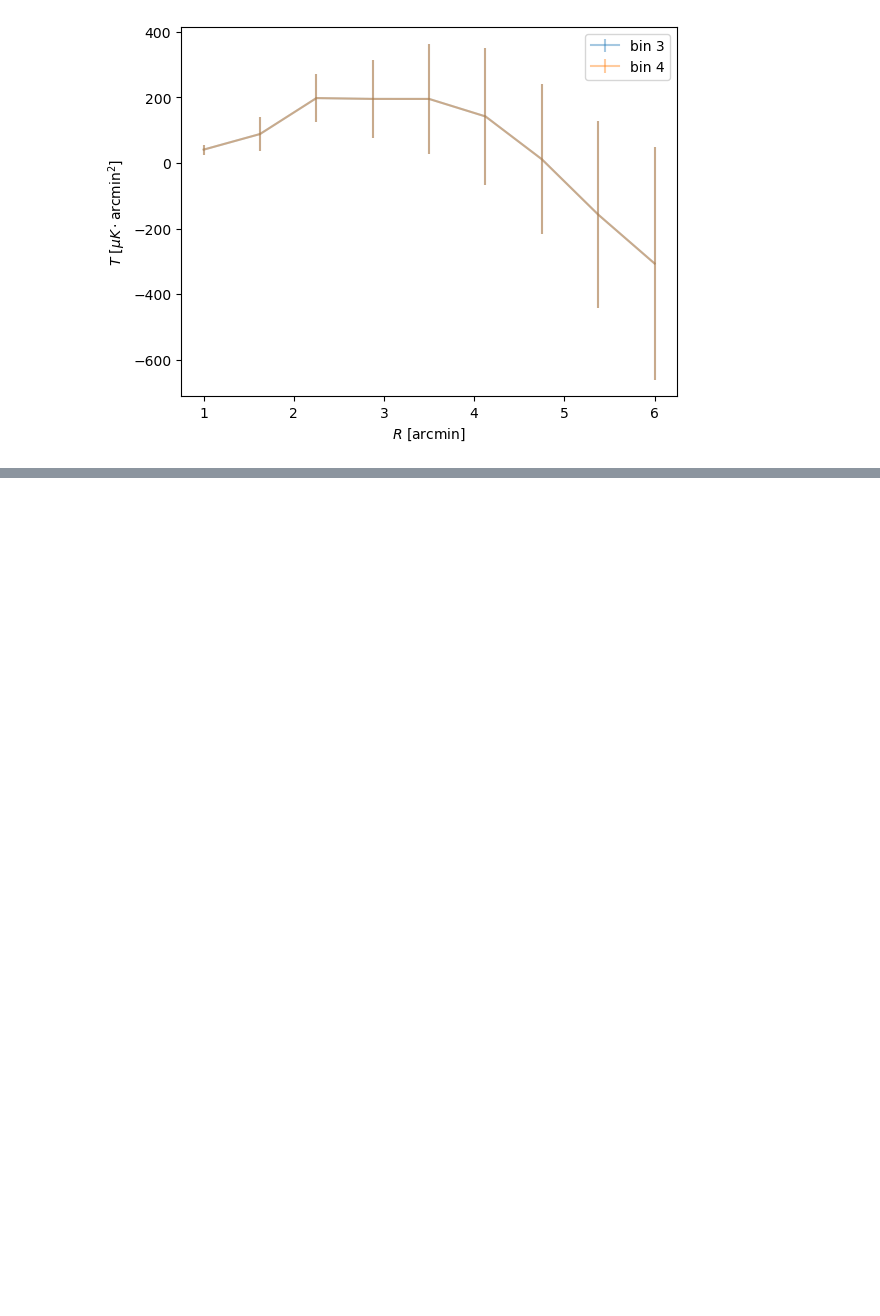
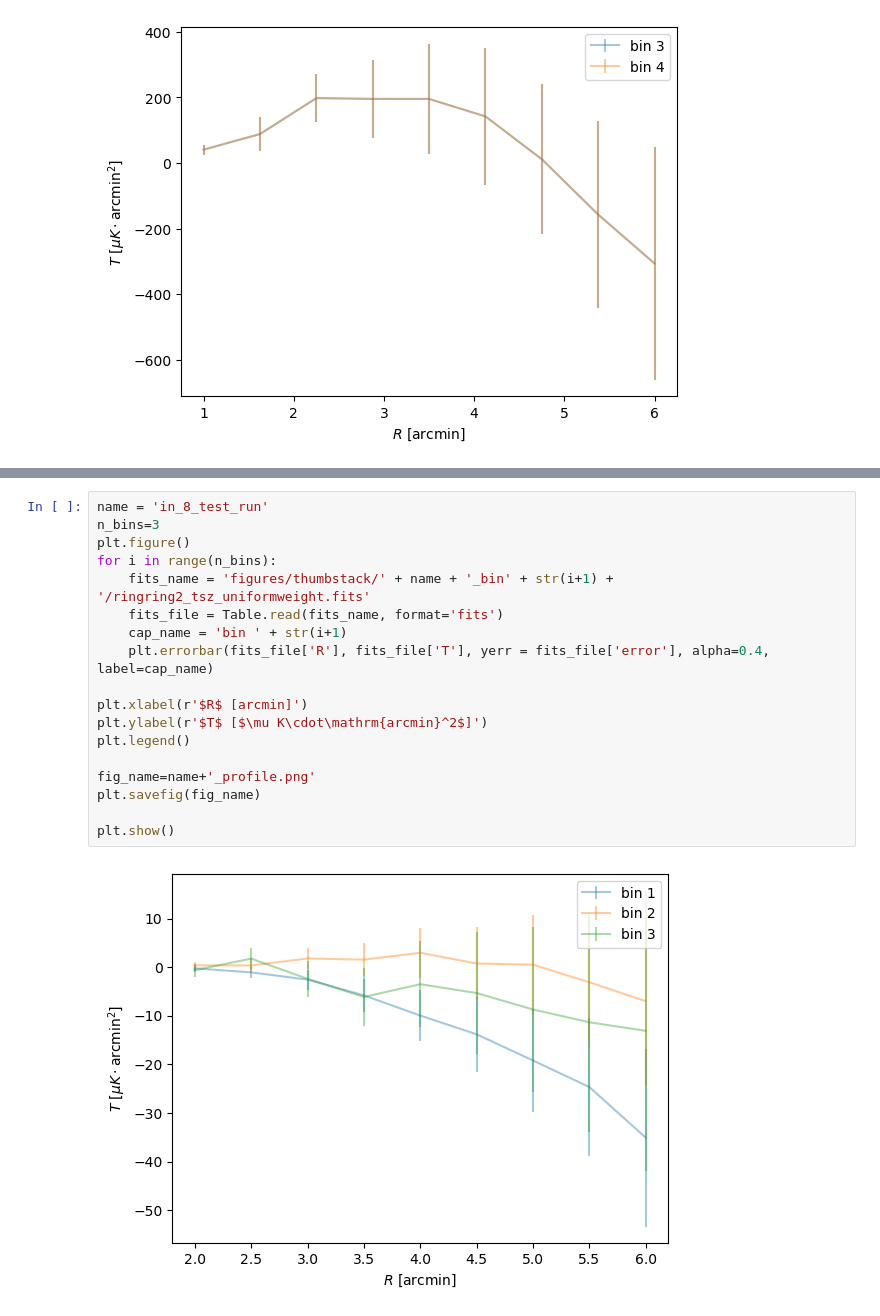
Before and after one commit to abbyschleigh/ThumbStack, a Jupyter notebook: jupyter_note/looping_func.ipynb, the cells around one changed output, grey strips where cells are left out. Cells and saved outputs as stored; diff of their text form; blank space fills up the shorter version.

Commit message:
test run with multi-bin profile plotting func success

```diff
--- a/jupyter_note/looping_func.ipynb
+++ b/jupyter_note/looping_func.ipynb
@@ -107,0 +183,20 @@ plt.show()
+# %%
+name = 'in_8_test_run'
+n_bins=3
+plt.figure()
+for i in range(n_bins):
+    fits_name = 'figures/thumbstack/' + name + '_bin' + str(i+1) + '/ringring2_tsz_uniformweight.fits'
+    fits_file = Table.read(fits_name, format='fits')
+    cap_name = 'bin ' + str(i+1)
+    plt.errorbar(fits_file['R'], fits_file['T'], yerr = fits_file['error'], alpha=0.4, label=cap_name)
+
+plt.xlabel(r'$R$ [arcmin]')
+plt.ylabel(r'$T$ [$\mu K\cdot\mathrm{arcmin}^2$]')
+plt.legend()
+
+fig_name=name+'_profile.png'
+plt.savefig(fig_name)
+
+plt.show()
+# %% [output]
+[figure, added]
```
Also changed, not shown: parts of 6 cells of this notebook, 37 other files.
